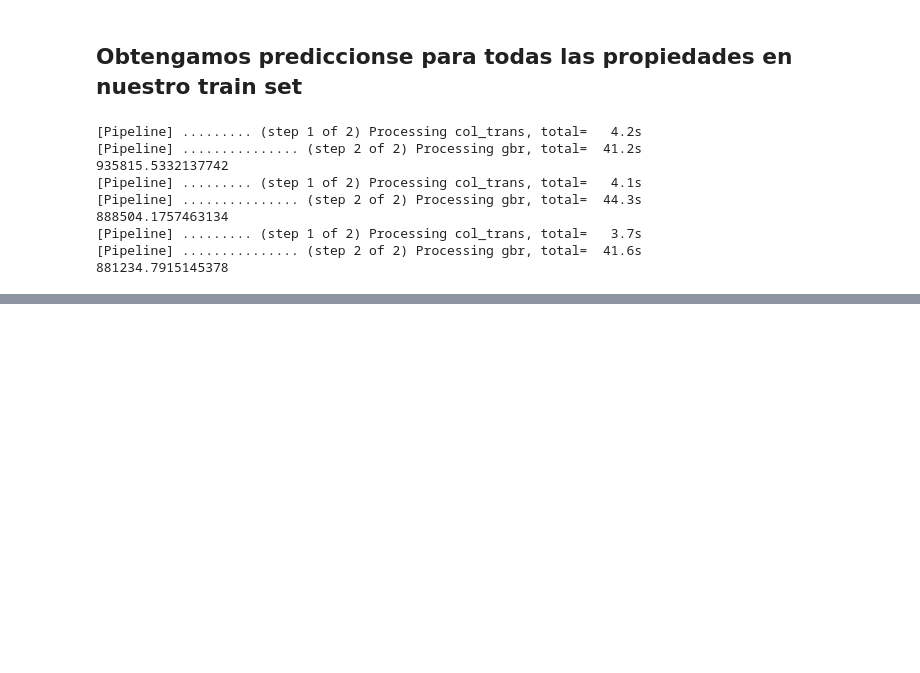
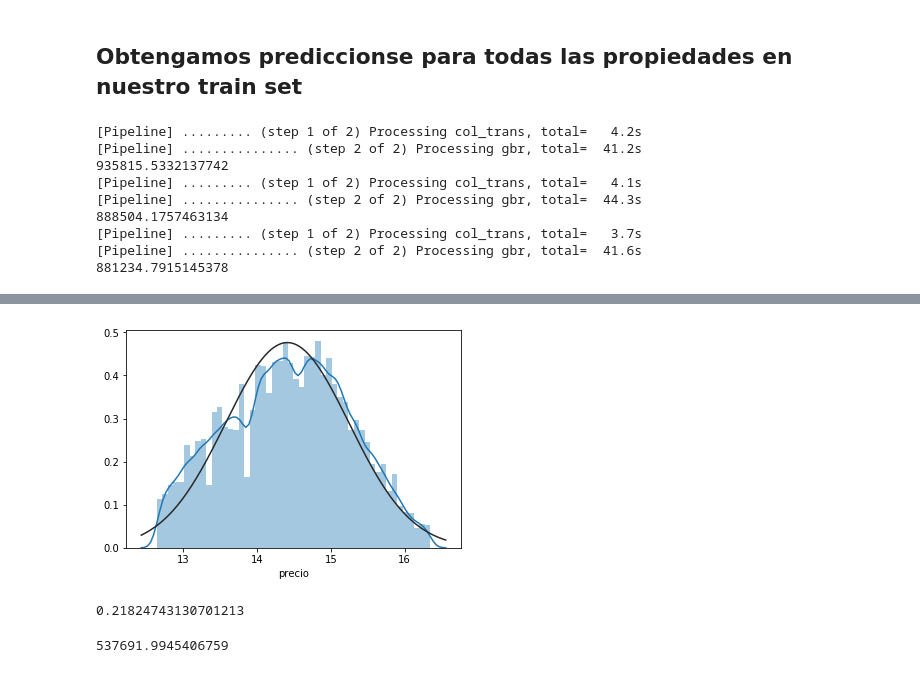
Before and after one commit to rozanecm/7506_tp2_2c2019, a Jupyter notebook: notebooks/first approaches by rozanecm.ipynb, the cells around one changed output, grey strips where cells are left out. Cells and saved outputs as stored; diff of their text form; code cells hidden in the pictures; blank space fills up the shorter version.

```diff
--- a/notebooks/first approaches by rozanecm.ipynb
+++ b/notebooks/first approaches by rozanecm.ipynb
@@ -3272,0 +3313,4 @@ beep()
+# %%
+sns.distplot(np.log(train['precio'].dropna()), hist=True, rug=False, fit=st.norm);
+# %% [output]
+[figure, added]
@@ -3272,0 +3332,16 @@ beep()
+# %%
+gbm_optimized.fit(X_train.drop(['id','fecha','titulo', 'descripcion', 'direccion'],axis=1), y_train, sample_weight=None, init_score=None, eval_set=[(X_test.drop(['id','fecha','titulo', 'descripcion', 'direccion'],axis=1),y_test)], eval_names=None,
+            eval_sample_weight=None, eval_init_score=None, eval_metric='mae', early_stopping_rounds=10,
+            verbose=False, feature_name='auto', categorical_feature=['tipodepropiedad', 'ciudad','provincia'], callbacks=None)
+
+y_scores = gbm_optimized.predict(X_test.drop(['id','fecha','titulo', 'descripcion', 'direccion'],axis=1), num_iteration=gbm_optimized.best_iteration_)
+
+from sklearn.metrics import mean_absolute_error
+
+print(mean_absolute_error(y_test, y_scores))
+# %% [output]
+0.21824743130701213
+# %%
+print(mean_absolute_error(np.exp(y_test), np.exp(y_scores)))
+# %% [output]
+537691.9945406759
```
Also changed, not shown: parts of 135 cells of this notebook, 13 other files.
